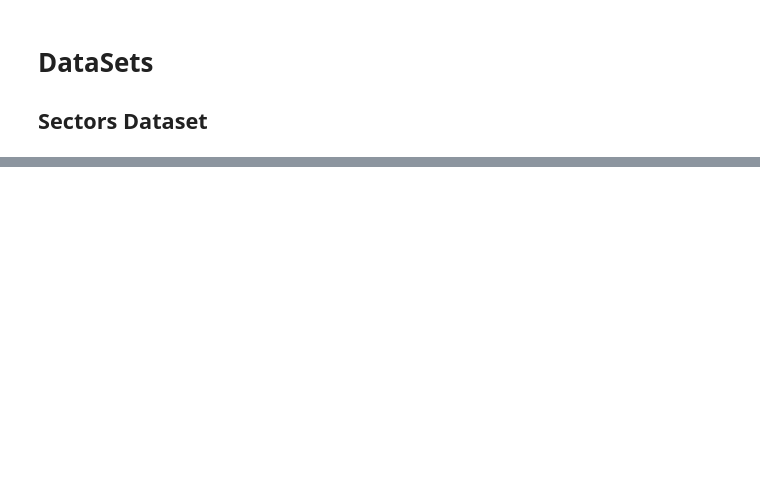
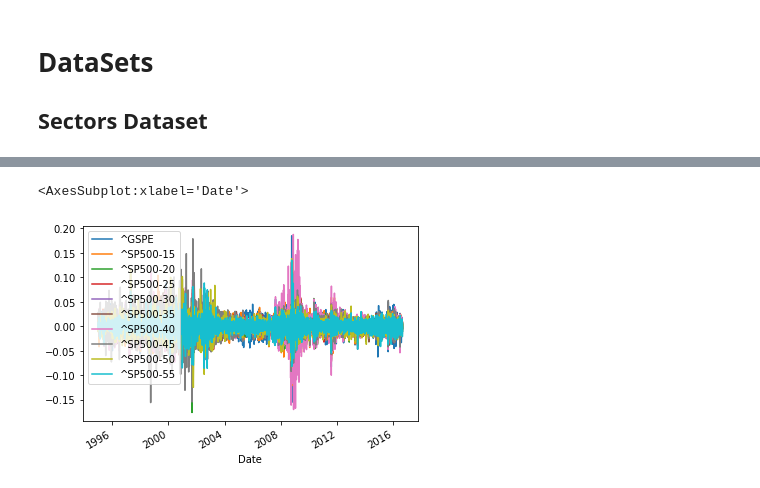
Before and after one commit to jduarte00/tesis, a Jupyter notebook: DataSets.ipynb, the cells around one changed output, grey strips where cells are left out. Saved outputs shown, nothing was run; the diff lists cells and outputs as text; code cells hidden in the pictures; blank space fills up the shorter version.

```diff
--- a/DataSets.ipynb
+++ b/DataSets.ipynb
@@ -48,0 +55,3 @@ sp500_sectors['Close']
+# %%
+precios_cierre_ajustados = pd.DataFrame(sp500_sectors['Adj Close']).dropna()
+retornos_diarios_ajustados = np.diff(precios_cierre_ajustados, axis = 0)/precios_cierre_ajustados.iloc[:-1,:]
@@ -48,0 +75,5 @@ sp500_sectors['Close']
+# %%
+retornos_diarios_ajustados.plot()
+# %% [output]
+<AxesSubplot:xlabel='Date'>
+[figure, added]
```
Also changed, not shown: parts of 7 cells of this notebook, 2 other files.
